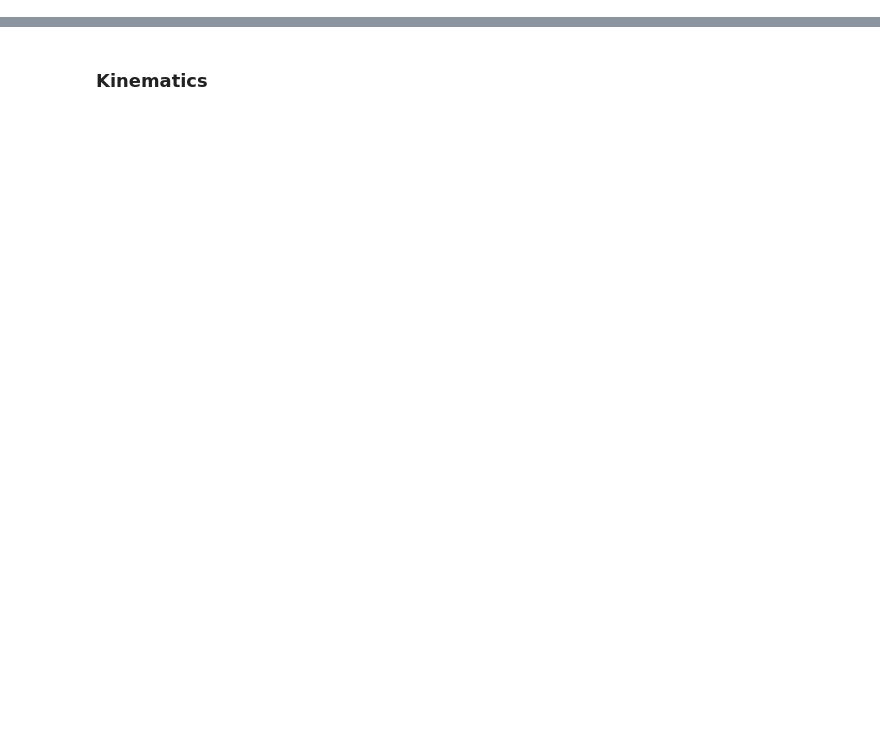
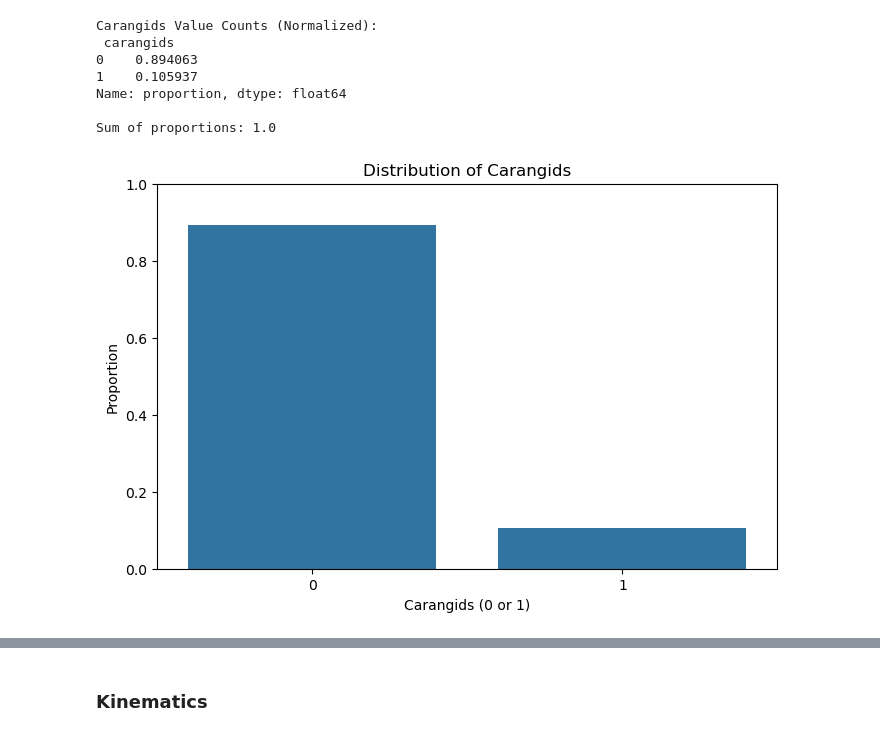
Before and after one commit to albiangela/BSc_code, a Jupyter notebook: sophias_notebooks/Figures.ipynb, the cells around one changed output, grey strips where cells are left out. Drawn from its saved outputs; the diff is of its cells as text; code cells hidden in the pictures; blank space fills up the shorter version.

```diff
--- a/sophias_notebooks/Figures.ipynb
+++ b/sophias_notebooks/Figures.ipynb
@@ -0,0 +89,28 @@
+# %%
+# Count occurrences of each carangids value
+count_series = df['carangids'].value_counts(normalize=True).sort_index()
+
+# ✅ Validation Step
+print("Carangids Value Counts (Normalized):\n", count_series)
+print("\nSum of proportions:", count_series.sum())  # Should be 1.0
+
+# Plot
+plt.figure(figsize=(8, 5))
+sns.barplot(x=count_series.index, y=count_series.values)
+
+# Labels
+plt.xlabel("Carangids (0 or 1)")
+plt.ylabel("Proportion")
+plt.title("Distribution of Carangids")
+plt.ylim(0, 1)  # Ensure the y-axis goes from 0 to 1
+
+plt.show()
+# %% [output]
+Carangids Value Counts (Normalized):
+ carangids
+0    0.894063
+1    0.105937
+Name: proportion, dtype: float64
+
+Sum of proportions: 1.0
+[figure, added]
```
Also changed, not shown: parts of 22 cells of this notebook, 1 other file.
